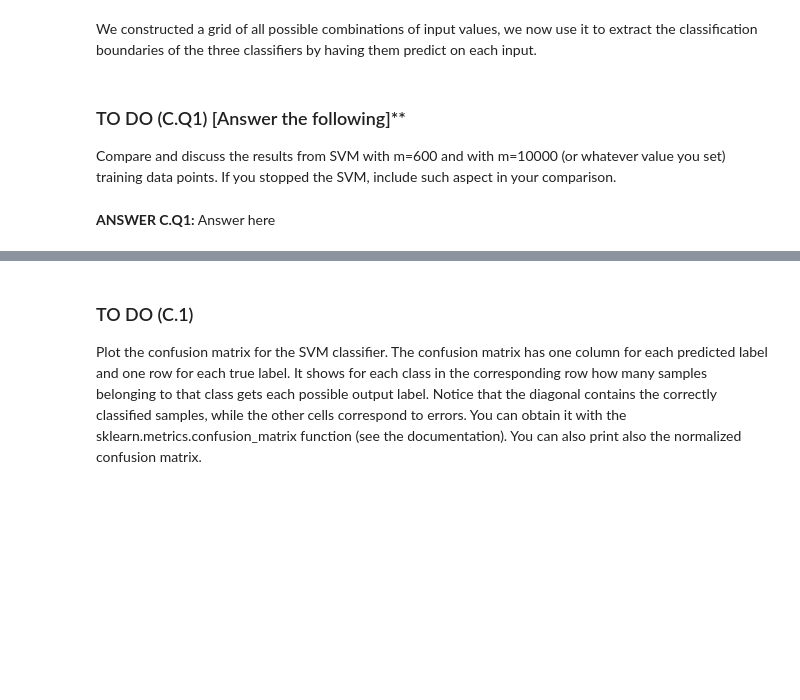
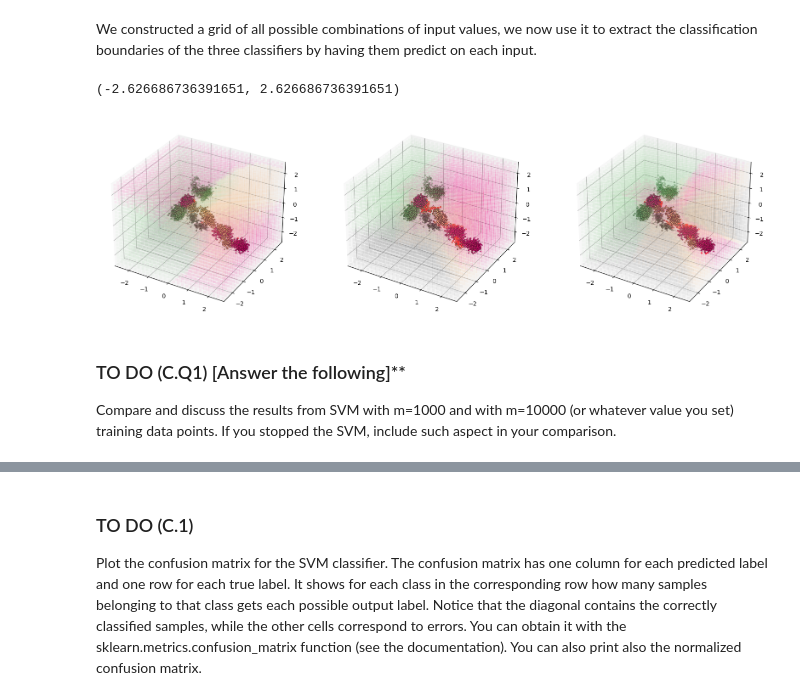
Before and after one commit to Kallo27/MachineLearning, a Jupyter notebook: Lab2/calandrabuonaura_lorenzo_lab02.ipynb, the cells around one changed output, grey strips where cells are left out. Cells and saved outputs as stored; diff of their text form; code cells hidden in the pictures; blank space fills up the shorter version.

```diff
--- a/Lab2/calandrabuonaura_lorenzo_lab02.ipynb
+++ b/Lab2/calandrabuonaura_lorenzo_lab02.ipynb
@@ -335,11 +335,11 @@ Now let's try a higher degree for the polynomial kernel (e.g., 3rd degree).
 parameters = {'C': [0.01, 0.1, 1],'gamma':[0.01,0.1, 1]}
 
 # Define an SVM with poly of higher degree kernel (without parameters)
-degree = 5
+degree = 3
 poly_svm = SVC(kernel='poly', degree=degree)
 
 # Perform the K-fold cross validation
-best, results = k_fold_cross_validation(X_train, y_train, 4, svm, parameters)
+best, results = k_fold_cross_validation(X_train, y_train, 4, poly_svm, parameters)
 
 print (f"RESULTS FOR POLY DEGREE={degree} KERNEL")
 best_param, best_score = best
@@ -486,12 +514,12 @@ Choose a higher number of data points (e.g. x = 10000) for training data dependi
 X = X[permutation]
 y = y[permutation]
 
-m_training = None # ADD YOUR CODE: adjust depending on the capabilities of your PC (replace None)
+m_training = 10000
 
 X_train, X_test = X[:m_training], X[m_training:]
 y_train, y_test = y[:m_training], y[m_training:]
 
-labels, freqs = None # ADD YOUR CODE (replace None)
+labels, freqs = np.unique(y_train, return_counts=True)
 print("Labels in training dataset: ", labels)
 print("Frequencies in training dataset: ", freqs)
 
@@ -509,5 +540,11 @@ Let's try to use SVM with parameters obtained from the best model for $m_{traini
 
 # ADD YOUR CODE
 
+best_svm = SVC(kernel='rbf', C = 10, gamma = 0.1)
+best_svm.fit(X_train, y_train)
+
+training_error = 1 - best_svm.score(X_train, y_train)
+test_error = 1 - best_svm.score(X_test, y_test)
+
 print ("Best SVM training error: %f" % training_error)
 print ("Best SVM test error: %f" % test_error)
@@ -524,25 +562,66 @@ rbf_svm_test = None # ADD YOUR CODE (replace None)
+# %%
+rbf_svm_test = best_svm.predict(X_test)
 # %% [markdown]
 We constructed a grid of all possible combinations of input values, we now use it to extract the classification boundaries of the three classifiers by having them predict on each input.
 # %%
-rbf_SVM_grid = rbf.svm.predict(x_grid)
+# rbf prediction
+
+rbf_SVM_grid = best_svm.predict(x_grid)
 
 rbf_SVM_m = y_test == rbf_svm_test
 
 fig = plt.figure(figsize=(20,36))
 ax1 = fig.add_subplot(1, 3, 1, projection="3d")
 ax2 = fig.add_subplot(1, 3, 2, projection="3d")
 ax3 = fig.add_subplot(1, 3, 3, projection="3d")
 
 ax1.scatter(x_grid[:,0], x_grid[:,1], x_grid[:,2], c=rbf_SVM_grid, linewidth=0, marker="s", alpha=.05,cmap='Accent')
 
 ax1.scatter(X_test[rbf_SVM_m,0], X_test[rbf_SVM_m,1], X_test[rbf_SVM_m,2], c=y_test[rbf_SVM_m], linewidth=.5, edgecolor="k", marker=".",cmap='Accent')
 ax1.scatter(X_test[~rbf_SVM_m,0], X_test[~rbf_SVM_m,1], X_test[~rbf_SVM_m,2], c=y_test[~rbf_SVM_m], linewidth=1, edgecolor="r", marker=".",cmap='Accent')
 ax1.set_xlim([-x_max, x_max])
 ax1.set_ylim([-x_max, x_max])
 ax1.set_zlim([-x_max, x_max])
+
+# linear prediction
+
+best_svm = SVC(kernel='linear', C = 10)
+best_svm.fit(X_train, y_train)
+
+linear_svm_test = best_svm.predict(X_test)
+linear_SVM_grid = best_svm.predict(x_grid)
+
+linear_SVM_m = y_test == linear_svm_test
+
+ax2.scatter(x_grid[:,0], x_grid[:,1], x_grid[:,2], c=linear_SVM_grid, linewidth=0, marker="s", alpha=.05,cmap='Accent')
+
+ax2.scatter(X_test[linear_SVM_m,0], X_test[linear_SVM_m,1], X_test[linear_SVM_m,2], c=y_test[linear_SVM_m], linewidth=.5, edgecolor="k", marker=".",cmap='Accent')
+ax2.scatter(X_test[~linear_SVM_m,0], X_test[~linear_SVM_m,1], X_test[~linear_SVM_m,2], c=y_test[~linear_SVM_m], linewidth=1, edgecolor="r", marker=".",cmap='Accent')
+ax2.set_xlim([-x_max, x_max])
+ax2.set_ylim([-x_max, x_max])
+ax2.set_zlim([-x_max, x_max])
+
+# polynomial prediction
+
+best_svm = SVC(kernel='poly', degree=degree, C = 1, gamma=1)
+best_svm.fit(X_train, y_train)
+
+poly_svm_test = best_svm.predict(X_test)
+poly_SVM_grid = best_svm.predict(x_grid)
+
+poly_SVM_m = y_test == poly_svm_test
+
+ax3.scatter(x_grid[:,0], x_grid[:,1], x_grid[:,2], c=poly_SVM_grid, linewidth=0, marker="s", alpha=.05,cmap='Accent')
+
+ax3.scatter(X_test[poly_SVM_m,0], X_test[poly_SVM_m,1], X_test[poly_SVM_m,2], c=y_test[poly_SVM_m], linewidth=.5, edgecolor="k", marker=".",cmap='Accent')
+ax3.scatter(X_test[~poly_SVM_m,0], X_test[~poly_SVM_m,1], X_test[~poly_SVM_m,2], c=y_test[~poly_SVM_m], linewidth=1, edgecolor="r", marker=".",cmap='Accent')
+ax3.set_xlim([-x_max, x_max])
+ax3.set_ylim([-x_max, x_max])
+ax3.set_zlim([-x_max, x_max])
+# %% [output]
+(-2.626686736391651, 2.626686736391651)
+[figure, added]
 # %% [markdown]
 ### TO DO (C.Q1) [Answer the following]**
 
-Compare and discuss the results from SVM with m=600 and with m=10000 (or whatever value you set) training data points. If you stopped the SVM, include such aspect in your comparison.
+Compare and discuss the results from SVM with m=1000 and with m=10000 (or whatever value you set) training data points. If you stopped the SVM, include such aspect in your comparison.
-# %% [markdown]
-**ANSWER C.Q1:** Answer here
```
Also changed, not shown: parts of 20 cells of this notebook.
